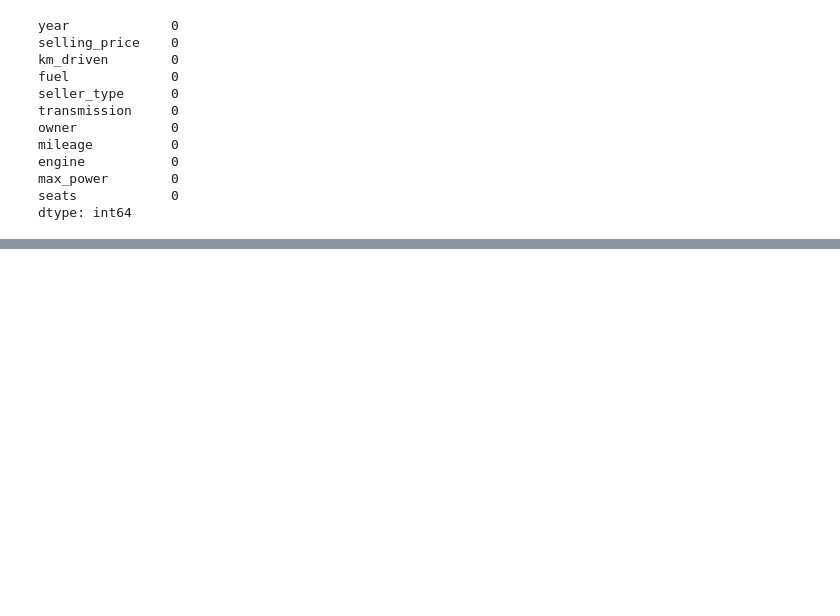
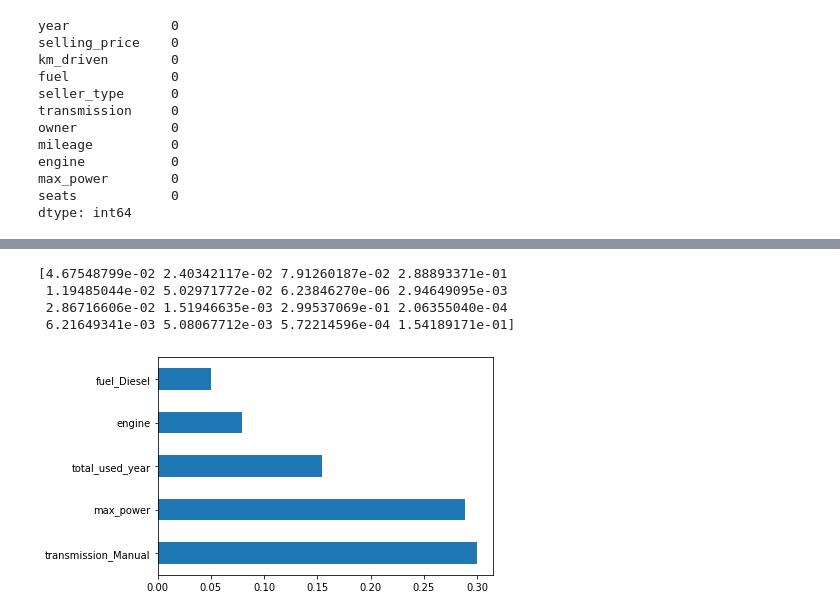
Before and after one commit to harshitgupta1998/CarDekhoData, a Jupyter notebook: new_dataset.ipynb, the cells around one changed output, grey strips where cells are left out. Saved outputs shown, nothing was run; the diff lists cells and outputs as text; code cells hidden in the pictures; blank space fills up the shorter version.

Commit message:
New model using random forest regressor

```diff
--- a/new_dataset.ipynb
+++ b/new_dataset.ipynb
@@ -132,0 +129,20 @@ df.head()
+# %%
+import statistics
+km_driven_mean=np.mean(df['km_driven'])
+km_driven_svd=statistics.stdev(df['km_driven'])
+df['km_driven']=df['km_driven'].map(lambda x:(x-km_driven_mean)/km_driven_svd)
+#performing feature scaling on the data set mileage,engine, and	max_power
+mileage_mean=np.mean(df['mileage'])
+mileage_svd=statistics.stdev(df['mileage'])
+df['mileage']=df['mileage'].map(lambda x:(x-mileage_mean)/mileage_svd)
+
+df['engine'].fillna(np.mean(df['engine']), inplace=True)
+engine_mean=np.mean(df['engine'])
+engine_svd=statistics.stdev(df['engine'])
+df['engine']=df['engine'].map(lambda x:(x-engine_mean)/engine_svd)
+
+
+df['max_power'].fillna(np.mean(df['max_power']), inplace=True)
+max_power_mean=np.mean(df['max_power'])
+max_power_svd=statistics.stdev(df['max_power'])
+df['max_power']=df['max_power'].map(lambda x:(x-max_power_mean)/max_power_svd)
@@ -134,4 +159,4 @@ df.head()
 final_dataCol=df
 final_dataCol.head()
 x=final_dataCol.iloc[:,2:]
-y=final_dataCol.iloc[:,2]
+y=final_dataCol.iloc[:,1]
@@ -159,0 +236,17 @@ print(x)
+# %%
+from sklearn.ensemble import ExtraTreesRegressor
+import matplotlib.pyplot as plt
+#looking at effect of various parameters
+%matplotlib inline
+model=ExtraTreesRegressor()
+model.fit(x,y)
+print(model.feature_importances_)
+feat_imp=pd.Series(model.feature_importances_, index=x.columns)
+feat_imp.nlargest(5).plot(kind="barh")
+plt.show()
+# %% [output]
+[4.67548799e-02 2.40342117e-02 7.91260187e-02 2.88893371e-01
+ 1.19485044e-02 5.02971772e-02 6.23846270e-06 2.94649095e-03
+ 2.86716606e-02 1.51946635e-03 2.99537069e-01 2.06355040e-04
+ 6.21649341e-03 5.08067712e-03 5.72214596e-04 1.54189171e-01]
+[figure, added]
```
Also changed, not shown: parts of 27 cells of this notebook, 2 other files.
